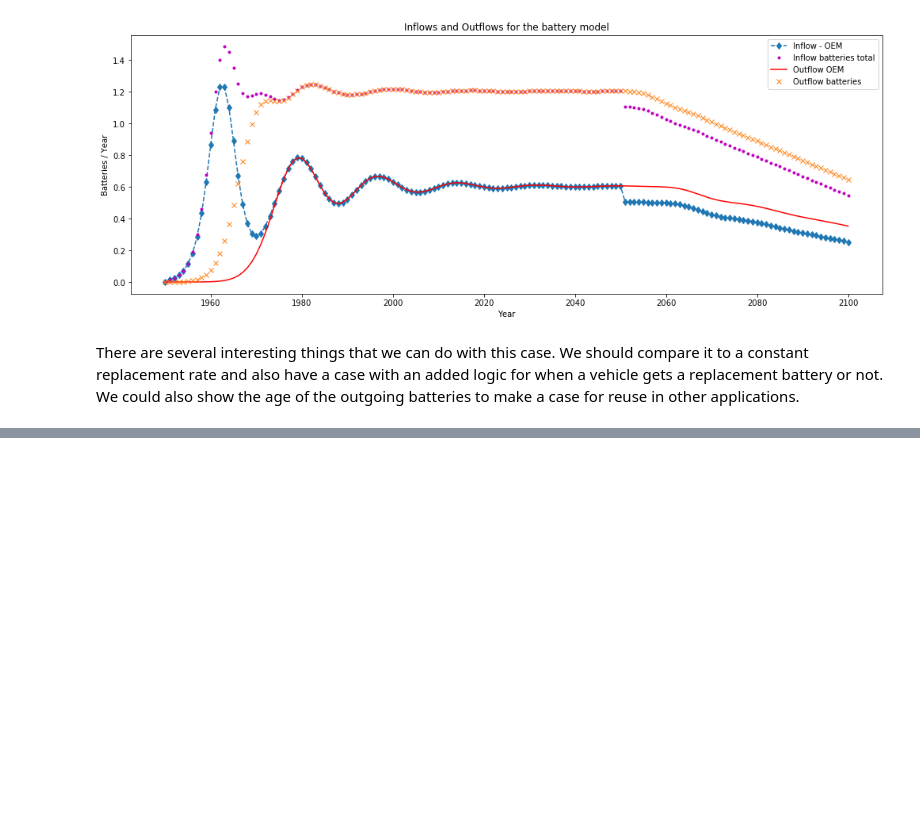
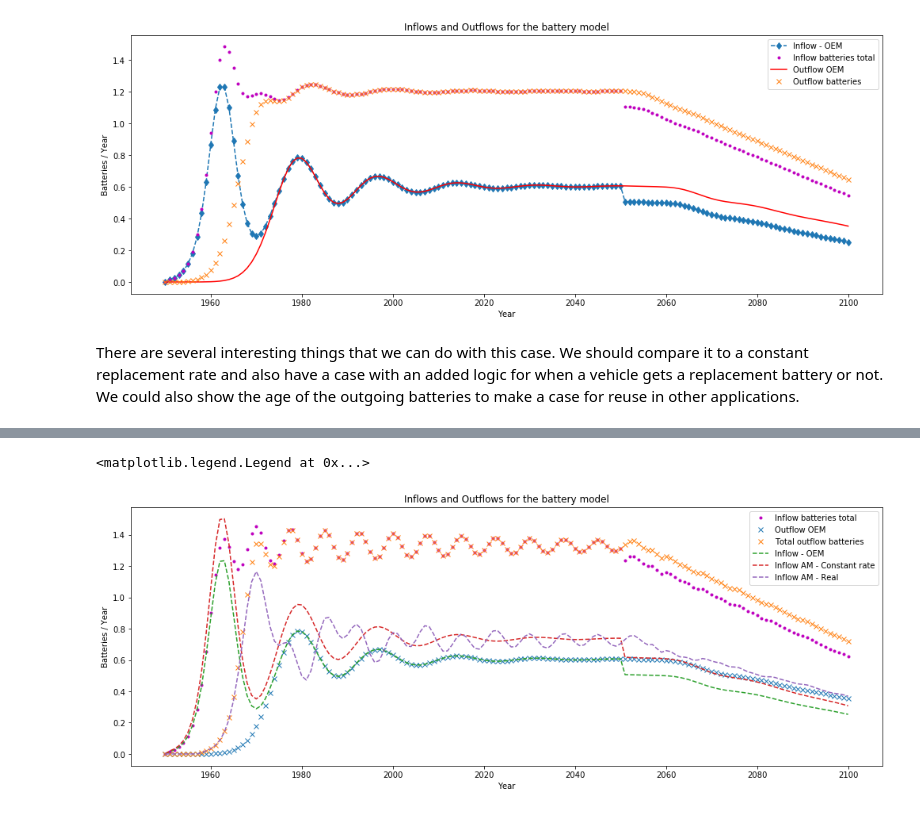
Before and after one commit to fernaag/product_component_model, a Jupyter notebook: generic_model.ipynb, the cells around one changed output, grey strips where cells are left out. Cells and saved outputs as stored; diff of their text form; code cells hidden in the pictures; blank space fills up the shorter version.

```diff
--- a/generic_model.ipynb
+++ b/generic_model.ipynb
@@ -388,0 +445,17 @@ There are several interesting things that we can do with this case. We should co
+# %%
+# Inflows and Outflows for the battery model
+plt.figure(figsize=(17, 6))
+plt.plot(time, [AM + OEM for (AM, OEM) in zip(inflows_AM_battery_6, inflows_cars_6)], 'm.', label='Inflow batteries total')
+# inflows_AM_rate Shows what would be the inflows of batteries if calculated from a constant replacement rate
+plt.plot(time, outflows_cars_6,'x', label='Outflow OEM')
+plt.plot(time, outflows_batteries_6,'x', label='Total outflow batteries')
+plt.plot(time, inflows_cars_6, '--', label='Inflow - OEM')
+plt.plot(time, inflows_AM_rate_6,'--', label='Inflow AM - Constant rate')
+plt.plot(time, inflows_AM_battery_6,'--', label='Inflow AM - Real')
+plt.title('Inflows and Outflows for the battery model')
+plt.xlabel('Year')
+plt.ylabel('Batteries / Year')
+plt.legend(loc='best')
+# %% [output]
+<matplotlib.legend.Legend at 0x...>
+[figure, added]
```
Also changed, not shown: parts of 3 cells of this notebook.
